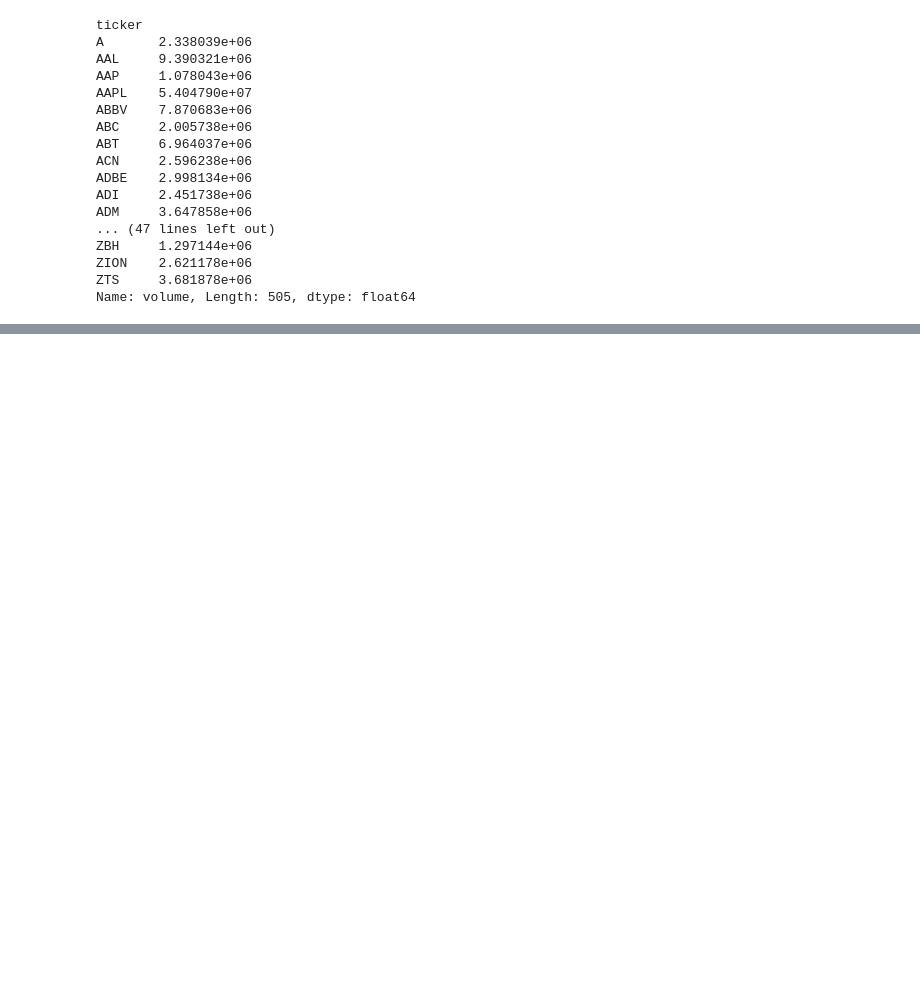
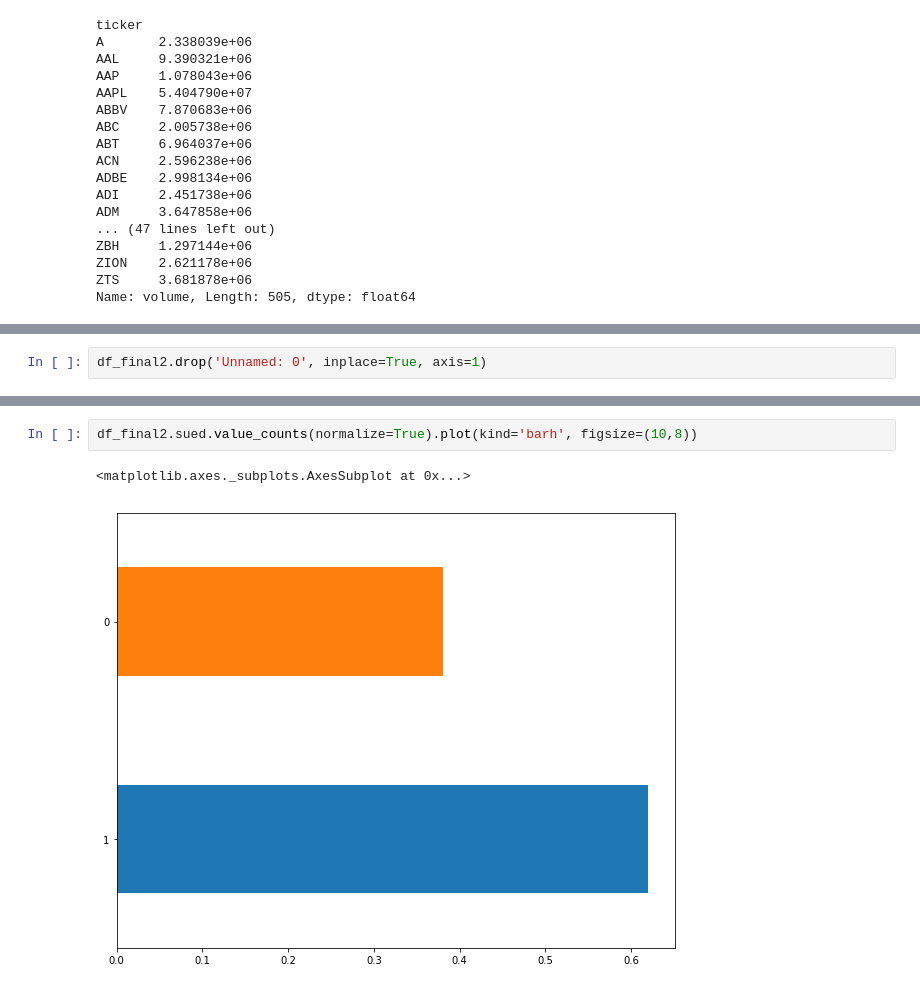
Before and after one commit to jkapl/securities-fraud-predict, a Jupyter notebook: stock-fraud-predict.ipynb, the cells around one changed output, grey strips where cells are left out. Drawn from its saved outputs; the diff is of its cells as text; blank space fills up the shorter version.

```diff
--- a/stock-fraud-predict.ipynb
+++ b/stock-fraud-predict.ipynb
@@ -636,0 +597,2 @@ memory usage: 144.6+ MB
+# %%
+df_final2.drop('Unnamed: 0', inplace=True, axis=1)
@@ -636,0 +620,5 @@ memory usage: 144.6+ MB
+# %%
+df_final2.sued.value_counts(normalize=True).plot(kind='barh', figsize=(10,8))
+# %% [output]
+<matplotlib.axes._subplots.AxesSubplot at 0x...>
+[figure, added]
```
Also changed, not shown: parts of 32 cells of this notebook.
